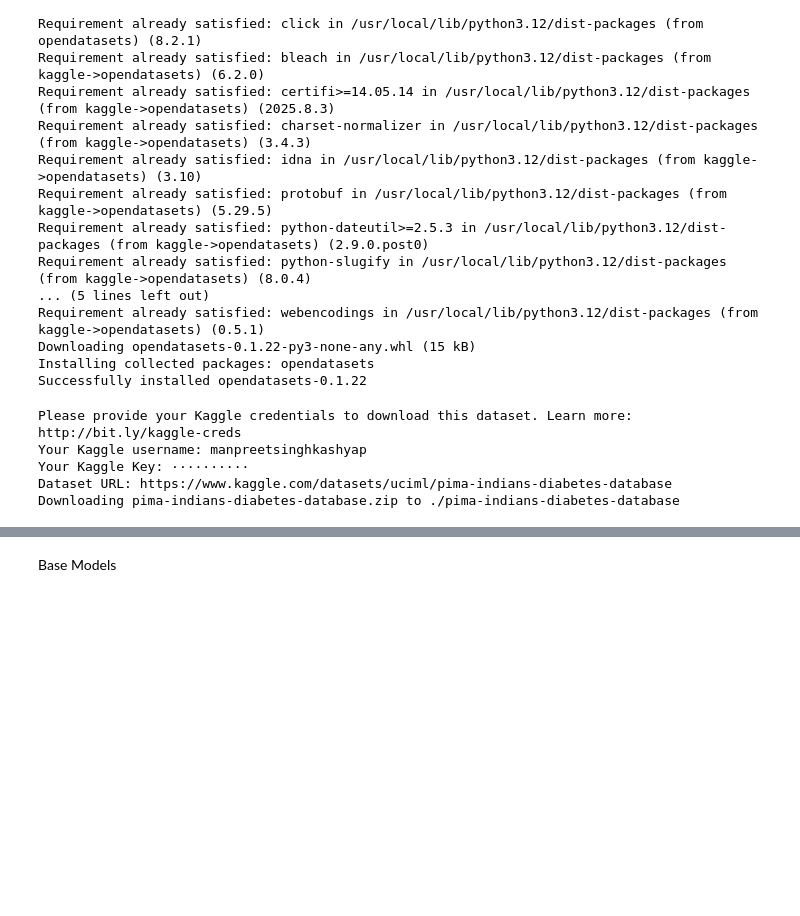
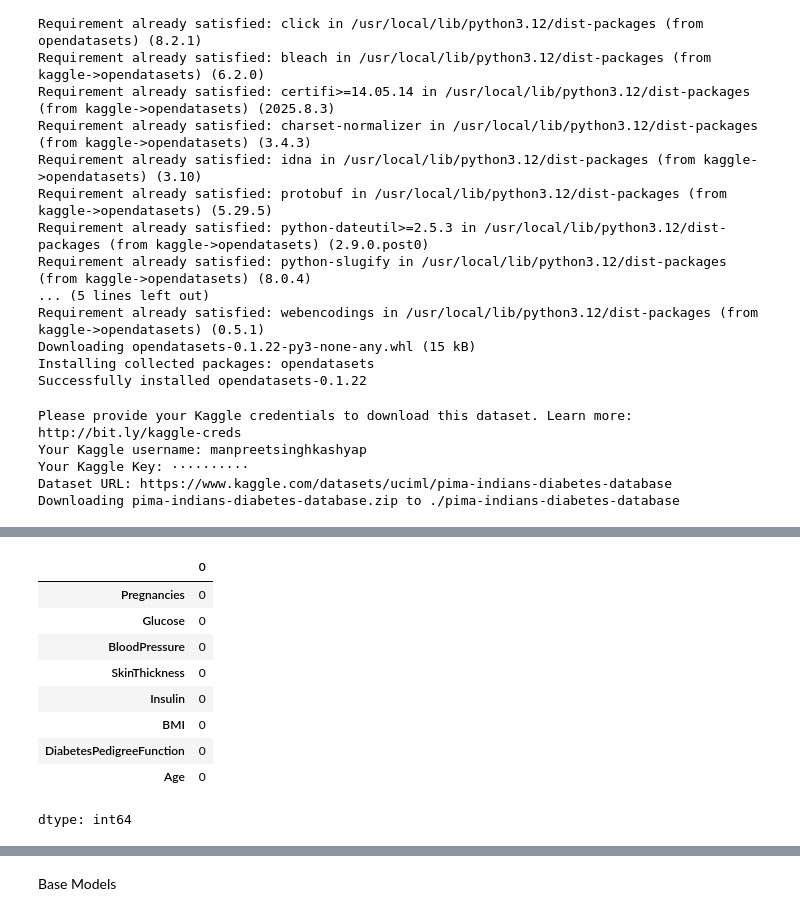
Before and after one commit to Manpreet102005/Diabetes-Prediction, a Jupyter notebook: Diabetes.ipynb, the cells around one changed output, grey strips where cells are left out. Cells and saved outputs as stored; diff of their text form; code cells hidden in the pictures; blank space fills up the shorter version.

Commit message:
Model training completed with validation accuracy of ~80%

```diff
--- a/Diabetes.ipynb
+++ b/Diabetes.ipynb
@@ -100,3 +122,23 @@ Y_test=test_df[target].copy()
+# %%
+# since all follows Normal Distribution, Values should be imputed with mean values
+from sklearn.impute import SimpleImputer
+imputer=SimpleImputer(strategy='mean').fit(df[cols_0])
+X_train[cols_0]=imputer.transform(X_train[cols_0])
+X_val[cols_0]=imputer.transform(X_val[cols_0])
+X_test[cols_0]=imputer.transform(X_test[cols_0])
+# %%
+X_train.isna().sum()
+# %% [output]
+|  | 0 |
+| Pregnancies | 0 |
+| Glucose | 0 |
+| BloodPressure | 0 |
+| SkinThickness | 0 |
+| Insulin | 0 |
+| BMI | 0 |
+| DiabetesPedigreeFunction | 0 |
+| Age | 0 |
+dtype: int64
 # %%
 numeric_cols=list(X_train.select_dtypes('number'))
 # %%
```
Also changed, not shown: parts of 29 cells of this notebook.
